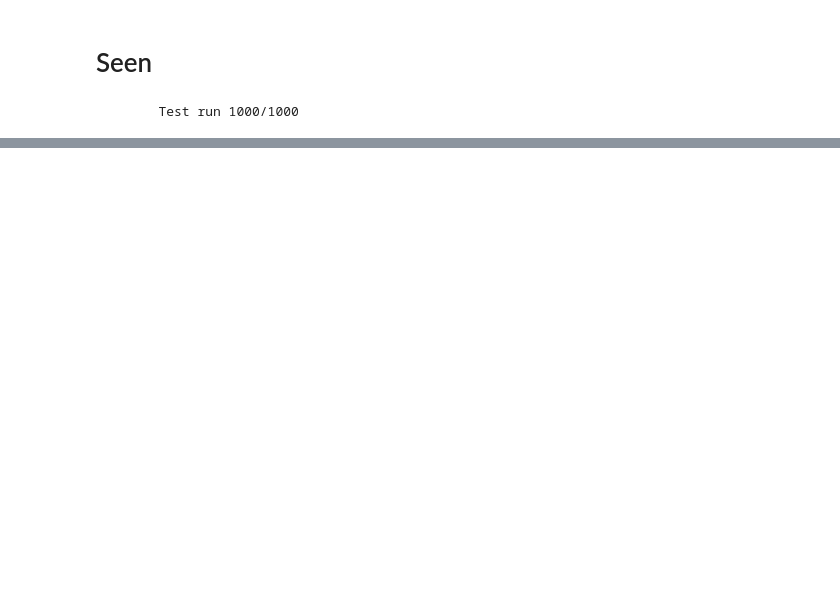
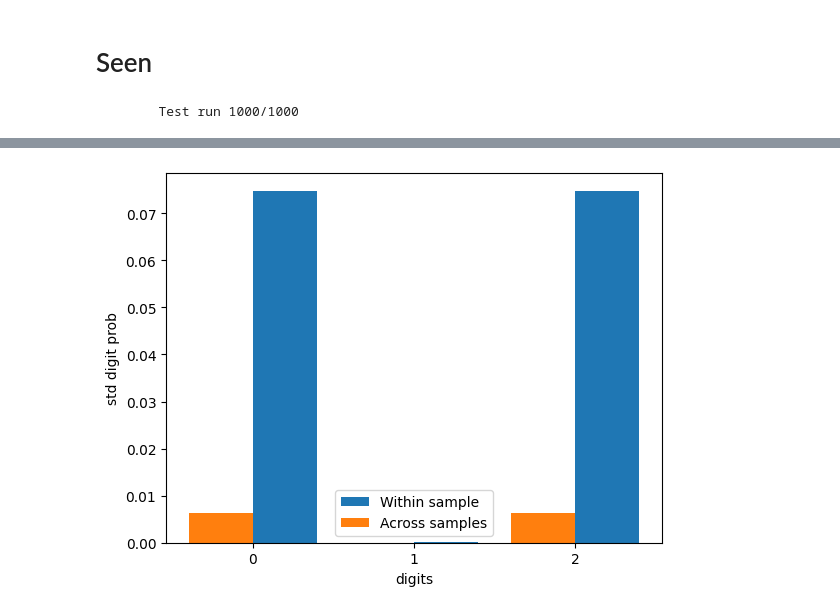
Before and after one commit to chomchom69420/stats-project, a Jupyter notebook: iris.ipynb, the cells around one changed output, grey strips where cells are left out. Cells and saved outputs as stored; diff of their text form; code cells hidden in the pictures; blank space fills up the shorter version.

```diff
--- a/iris.ipynb
+++ b/iris.ipynb
@@ -283,7 +279,7 @@ plt.show()
 # %% [markdown]
 # Seen
 # %%
-filtered_indices_seen = [i for (i, label) in enumerate(y_test) if label==0]
+filtered_indices_seen = [i for (i, label) in enumerate(y_test) if label==2]
 X_test_filtered = X_test[torch.tensor(filtered_indices_seen)]
 y_test_filtered = y_test[torch.tensor(filtered_indices_seen)]
 # %%
@@ -331,0 +328,11 @@ plt.show()
+# %%
+plt.figure("Unseen inner and outter sample std")
+plt.bar(np.arange(3)+0.2, withinSampleStd.detach().numpy(), width = 0.4, label="Within sample")
+plt.bar(np.arange(3)-0.2, acrossSamplesStd.detach().numpy(), width = 0.4, label="Across samples")
+plt.legend()
+plt.xlabel('digits')
+plt.ylabel('std digit prob')
+plt.xticks(np.arange(3))
+plt.show()
+# %% [output]
+[figure, added]
```
Also changed, not shown: parts of 17 cells of this notebook.
